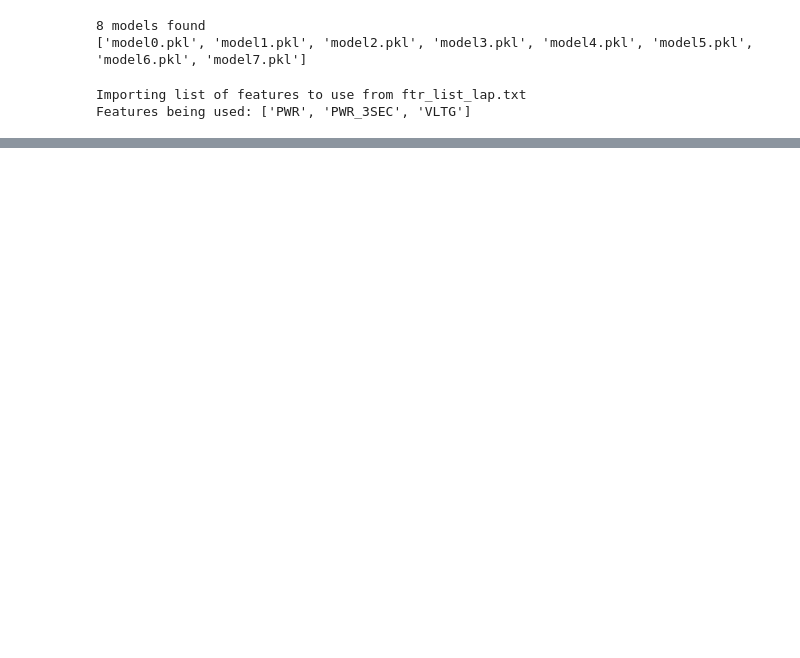
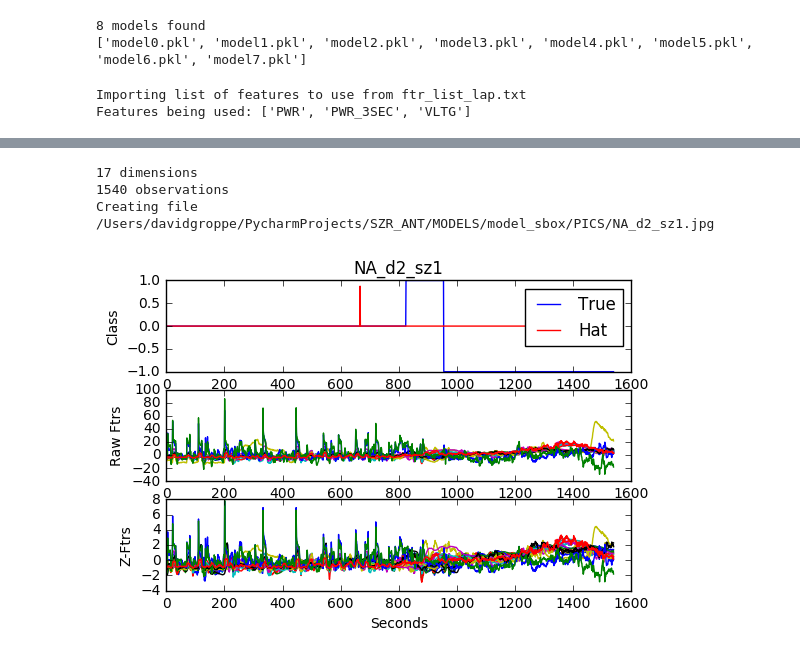
Before and after one commit to dmgroppe/SZR_ANT, a Jupyter notebook: apply_saved_models.ipynb, the cells around one changed output, grey strips where cells are left out. Drawn from its saved outputs; the diff is of its cells as text; code cells hidden in the pictures; blank space fills up the shorter version.

```diff
--- a/apply_saved_models.ipynb
+++ b/apply_saved_models.ipynb
@@ -183,0 +228,40 @@ NameError: name 'rbf_svc' is not defined
+# %%
+# true_class=ftr_dict['peri_ictal']
+# hat_class=temp_class_hat
+# ftr_vals=temp_valid_ftrs
+
+def plot_fig(true_class,hat_class,ftr_vals,stem,fig_ct,model_dir):
+    plt.figure(1)
+    plt.clf()
+    plt.subplot(3,1,1)
+    _=plt.plot(true_class,label='True')
+    _=plt.plot(hat_class,'r',label='Hat')
+    plt.ylabel('Class')
+    plt.legend()
+    plt.title(stem)
+
+    plt.subplot(3,1,2)
+    _=plt.plot(ftr_vals)
+    plt.ylabel('Raw Ftrs')
+
+    temp_valid_ftrs_z=np.copy(ftr_vals).T
+    dg.normalize(temp_valid_ftrs_z)
+    plt.subplot(3,1,3)
+    _=plt.plot(temp_valid_ftrs_z.T)
+    plt.xlabel('Seconds')
+    plt.ylabel('Z-Ftrs')
+
+
+    fig_path=os.path.join(model_path,'PICS')
+    if os.path.exists(fig_path)==False:
+        os.mkdir(fig_path)
+    fig_fname=os.path.join(fig_path,stem+'.jpg')
+    print('Creating file %s' % fig_fname)
+    plt.savefig(fig_fname,format='jpg')
+# %%
+plot_fig(ftr_dict['peri_ictal'],temp_class_hat,temp_valid_ftrs,stem_loop,stem_ct,model_path)
+# %% [output]
+17 dimensions
+1540 observations
+Creating file /Users/davidgroppe/PycharmProjects/SZR_ANT/MODELS/model_sbox/PICS/NA_d2_sz1.jpg
+[figure, added]
```
Also changed, not shown: parts of 6 cells of this notebook, 7 other files.
